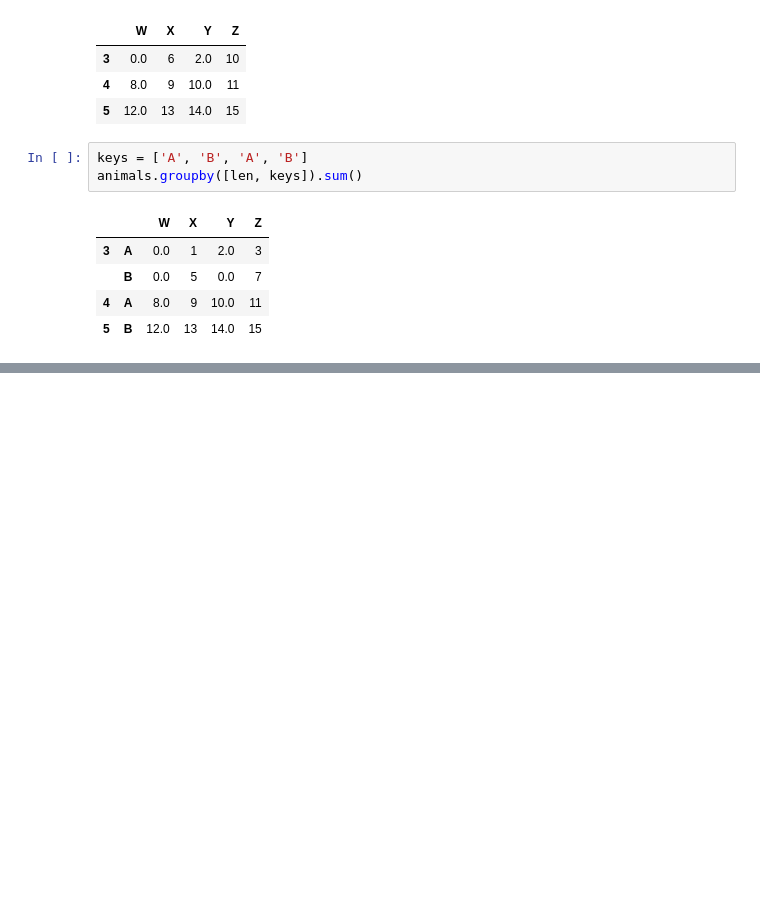
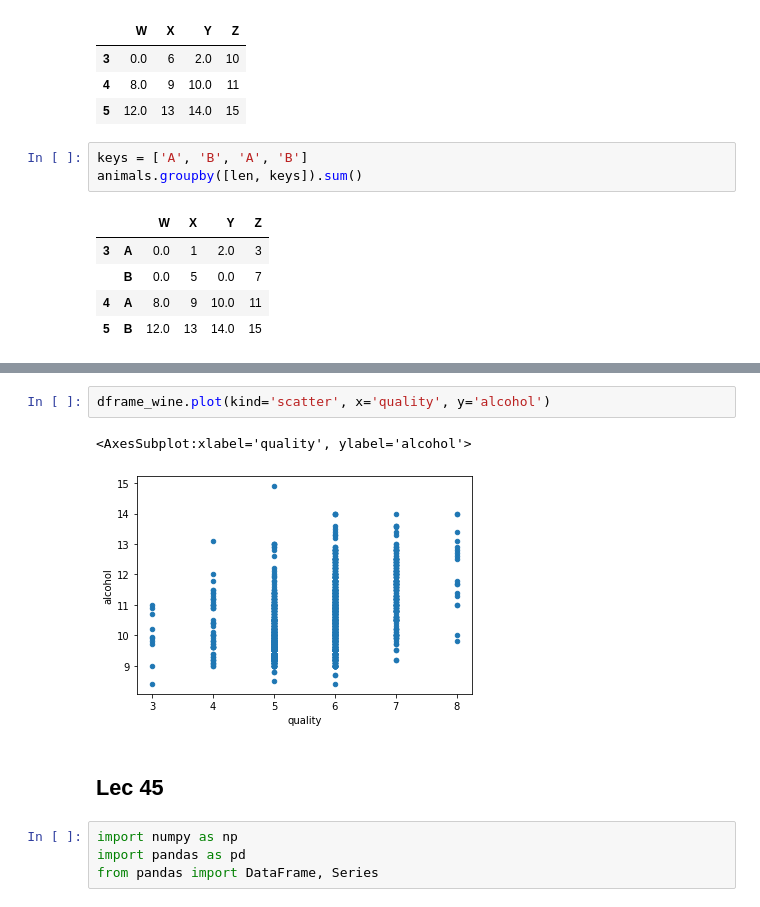
Before and after one commit to namith-rive/Udemy, a Jupyter notebook: PythonDateScienceSec7-データ解析基礎3.ipynb, the cells around one changed output, grey strips where cells are left out. Cells and saved outputs as stored; diff of their text form; blank space fills up the shorter version.

```diff
--- a/PythonDateScienceSec7-データ解析基礎3.ipynb
+++ b/PythonDateScienceSec7-データ解析基礎3.ipynb
@@ -227,0 +328,11 @@ animals.groupby([len, keys]).sum()
+# %%
+dframe_wine.plot(kind='scatter', x='quality', y='alcohol')
+# %% [output]
+<AxesSubplot:xlabel='quality', ylabel='alcohol'>
+[figure, added]
+# %% [markdown]
+## Lec 45
+# %%
+import numpy as np
+import pandas as pd
+from pandas import DataFrame, Series
```
Also changed, not shown: parts of 27 cells of this notebook.
